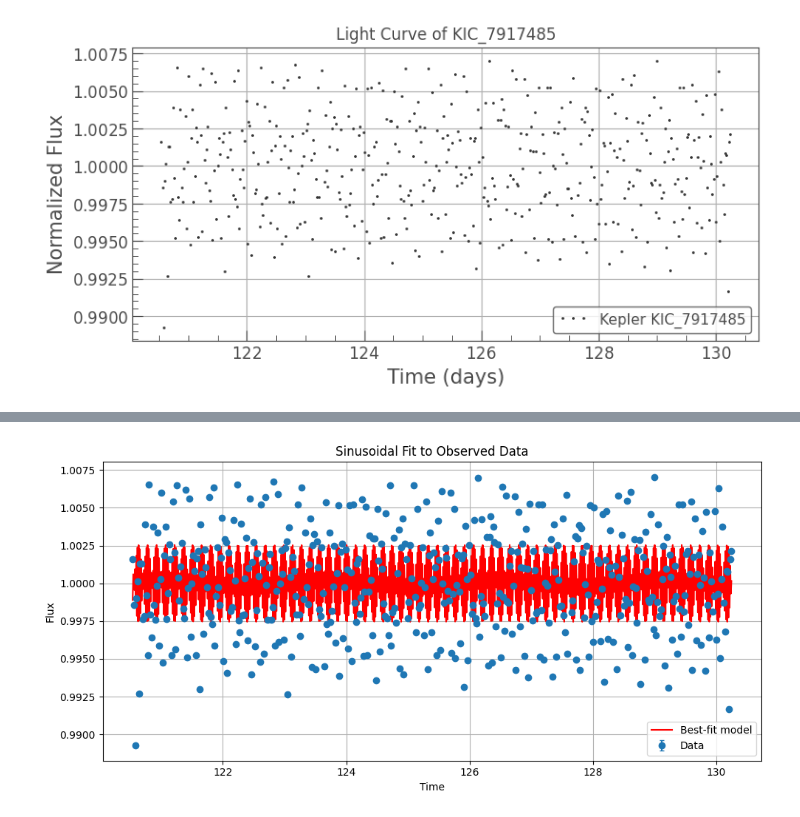
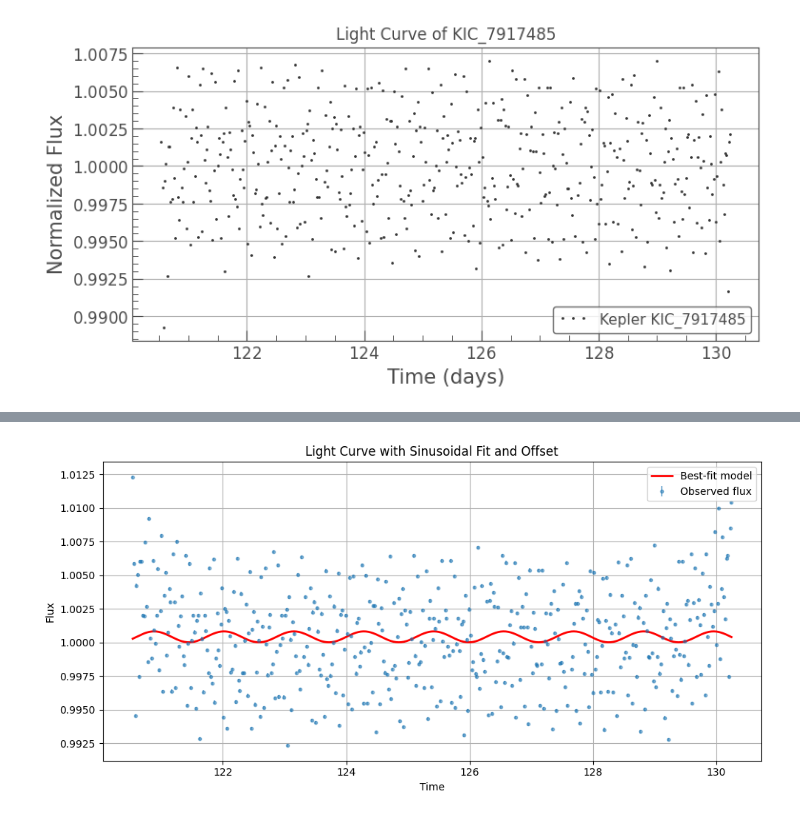
Before and after one commit to Hoggnation/cataloging_coherent_oscillators, a Jupyter notebook: Chi_Squared_Function_on_KIC_7917485.ipynb, the cells around one changed output, grey strips where cells are left out. Cells and saved outputs as stored; diff of their text form; code cells hidden in the pictures.

Commit message:
Amplitude of sinusoidal model seems hella off

```diff
--- a/Chi_Squared_Function_on_KIC_7917485.ipynb
+++ b/Chi_Squared_Function_on_KIC_7917485.ipynb
@@ -348,18 +331,39 @@ sigma_clean_unmasked = sigma_clean.filled(np.nan)
+# %%
+# Computing angular frequency to transform the time values into periodic positions along the sinudoidal curve
+omega = 2 * np.pi * nu
+
+# Design matrix
+A_matrix = np.vstack([
+    np.ones_like(t_fit),                   # Constant offset C which positions the sinuoidal curve at the right height on the model
+    np.cos(omega * t_fit),
+    np.sin(omega * t_fit)
+]).T
+
+# Matrix of our uncertainities(covariance i believe)
+W = np.diag(1 / sigma_fit**2)
+
+# These should be the matrices as described by the paper
+ATA = A_matrix.T @ W @ A_matrix
+ATy = A_matrix.T @ W @ flux_detrended
+g = np.linalg.solve(ATA, ATy)
+
+# g[0] = C is the constant C, g[1] = A is the amplitude of the cosine term , g[2]=B is the amplitude of the sine term
+
+# Applying the values we got for A, B, and C to obtain our model
+model_flux = A_matrix @ g
 # %%
-# Plotting sinusoidal model with improved A, B, and C
-t_fit = np.linspace(np.min(t_clean), np.max(t_clean), 1000)  # Use t_clean for fitting range
-flux_fit = sinusoidal_model(t_fit, A_best, B_best, C_best)
+plt.figure(figsize=(10, 5))
+plt.errorbar(t_fit, flux_detrended, yerr=sigma_fit, fmt='.', label='Observed flux', alpha=0.5)
+plt.plot(t_fit, model_flux, color='red', label='Best-fit model', linewidth=2)
 
-
-plt.figure(figsize=(10, 5))
-plt.errorbar(t_clean_unmasked, flux_clean_unmasked, yerr=sigma_clean_unmasked, fmt='o', label='Data', capsize=2)
-plt.plot(t_fit, flux_fit, color='red', label='Best-fit model')
-plt.xlabel("Time")
-plt.ylabel("Flux")
-plt.title("Sinusoidal Fit to Observed Data")
+plt.xlabel('Time')
+plt.ylabel('Flux')
+plt.title('Light Curve with Sinusoidal Fit and Offset')
 plt.legend()
 plt.grid(True)
 plt.tight_layout()
 plt.show()
+
+# Amplitude of model seems off
 # %% [output]
-[figure, old version]
+[figure, new version]
```
Also changed, not shown: parts of 12 cells of this notebook.
